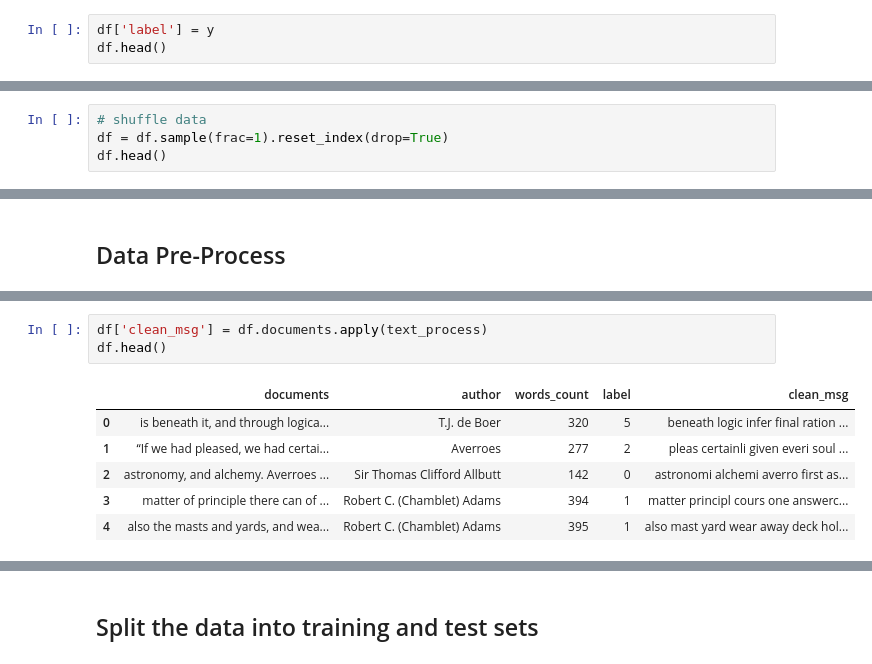
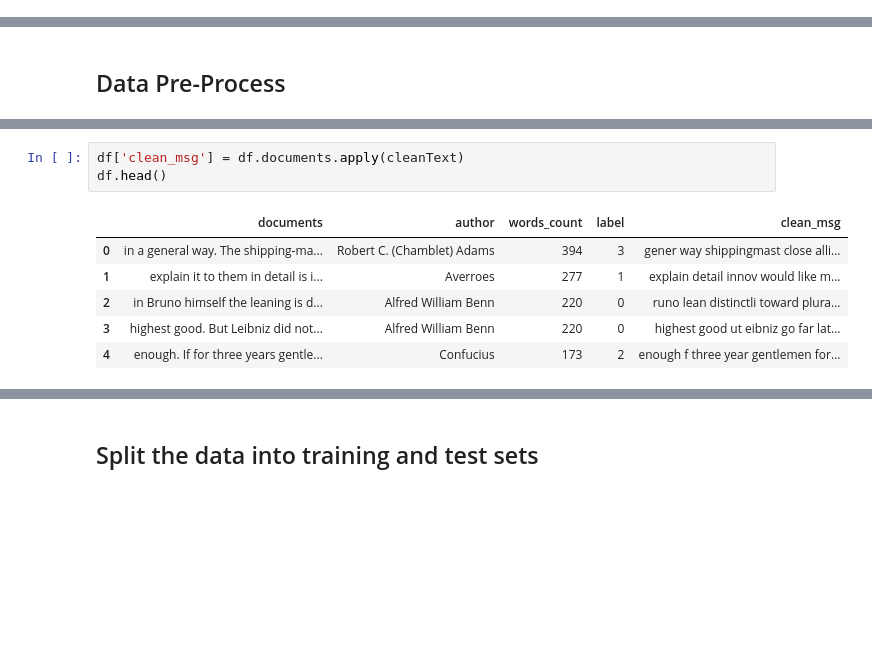
Before and after one commit to dev-SR/natural-language-processing_NLP, a Jupyter notebook: 04assignment/asng.ipynb, the cells around one changed output, grey strips where cells are left out. Drawn from its saved outputs; the diff is of its cells as text; blank space fills up the shorter version.

```diff
--- a/04assignment/asng.ipynb
+++ b/04assignment/asng.ipynb
@@ -227,3 +202,0 @@ label[if_predit]
-# %%
-df['label'] = y
-df.head()
@@ -237,4 +202,0 @@ df.head()
-# %%
-# shuffle data
-df = df.sample(frac=1).reset_index(drop=True)
-df.head()
@@ -318,13 +299,13 @@ def text_process(msg):
 # %%
-df['clean_msg'] = df.documents.apply(text_process)
+df['clean_msg'] = df.documents.apply(cleanText)
 df.head()
 # %% [output]
 |  | documents | author | words_count | label | clean_msg |
-| 0 | is beneath it, and through logica... | T.J. de Boer | 320 | 5 | beneath logic infer final ration ... |
-| 1 | “If we had pleased, we had certai... | Averroes | 277 | 2 | pleas certainli given everi soul ... |
-| 2 | astronomy, and alchemy. Averroes ... | Sir Thomas Clifford Allbutt | 142 | 0 | astronomi alchemi averro first as... |
-| 3 | matter of principle there can of ... | Robert C. (Chamblet) Adams | 394 | 1 | matter principl cours one answerc... |
-| 4 | also the masts and yards, and wea... | Robert C. (Chamblet) Adams | 395 | 1 | also mast yard wear away deck hol... |
+| 0 | in a general way. The shipping-ma... | Robert C. (Chamblet) Adams | 394 | 3 | gener way shippingmast close alli... |
+| 1 | explain it to them in detail is i... | Averroes | 277 | 1 | explain detail innov would like m... |
+| 2 | in Bruno himself the leaning is d... | Alfred William Benn | 220 | 0 | runo lean distinctli toward plura... |
+| 3 | highest good. But Leibniz did not... | Alfred William Benn | 220 | 0 | highest good ut eibniz go far lat... |
+| 4 | enough. If for three years gentle... | Confucius | 173 | 2 | enough f three year gentlemen for... |
 # %%
 df['documents'].iloc[0]
 # %% [output]
```
Also changed, not shown: parts of 35 cells of this notebook, 3 other files.
